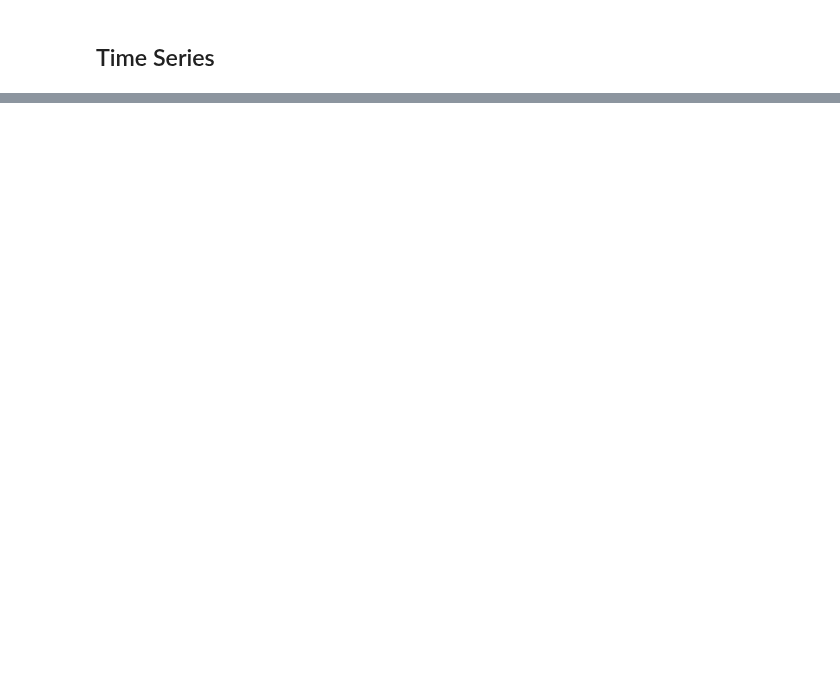
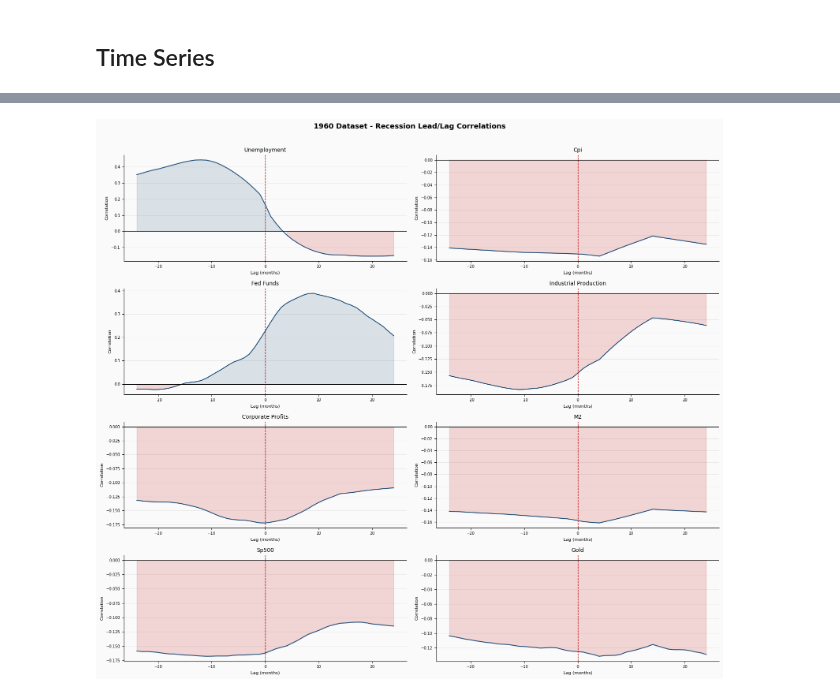
Before and after one commit to DavidHeffernan94/RecessionPredictor, a Jupyter notebook: RecessionPredictor.ipynb, the cells around one changed output, grey strips where cells are left out. Saved outputs shown, nothing was run; the diff lists cells and outputs as text; code cells hidden in the pictures; blank space fills up the shorter version.

Commit message:
Phase/Episode & Lead/Lag Analysis

```diff
--- a/RecessionPredictor.ipynb
+++ b/RecessionPredictor.ipynb
@@ -646,0 +821,14 @@ plt.show()
+# %%
+# Phase Summary - 1987 Dataset
+
+features_1987_phase = [c for c in df_1987.columns if c != "recession"]
+
+phase_summary_1987 = (
+    df_1987_phased[df_1987_phased["phase"] != "other"]
+    .groupby("phase")[features_1987_phase]
+    .mean()
+    .loc[["before", "during", "after"]]
+    .round(2)
+)
+
+display(phase_summary_1987)
@@ -646,0 +929,5 @@ plt.show()
+# %%
+print("1987 Dataset - Per Episode Phase Breakdown")
+for feat in features_1987_phase:
+    print(f"\n{feat}")
+    display(episode_phase_table(df_1987, episodes_1987, feat))
@@ -646,0 +1034,40 @@ plt.show()
+# %%
+# Lead/Lag Plot - 1960 Dataset
+
+n = len(features_1960_ll)
+ncols = 2
+nrows = (n + 1) // ncols
+
+fig, axes = plt.subplots(nrows, ncols, figsize=(16, 3.5 * nrows))
+axes = axes.flatten()
+fig.patch.set_facecolor("#fafafa")
+
+for i, feat in enumerate(features_1960_ll):
+    ax = axes[i]
+    ax.set_facecolor("#fafafa")
+    ax.plot(ll_1960.index, ll_1960[feat], color="#1f4e79", linewidth=1.5)
+    ax.axhline(0, color="black", linewidth=0.8, linestyle="-")
+    ax.axvline(0, color="#c00000", linewidth=1.0, linestyle="--", label="Recession start")
+    ax.fill_between(ll_1960.index, ll_1960[feat], 0,
+                    where=(ll_1960[feat] > 0), alpha=0.15, color="#1f4e79")
+    ax.fill_between(ll_1960.index, ll_1960[feat], 0,
+                    where=(ll_1960[feat] < 0), alpha=0.15, color="#c00000")
+    ax.set_title(feat.replace("_", " ").title(), fontsize=10)
+    ax.set_xlabel("Lag (months)", fontsize=8)
+    ax.set_ylabel("Correlation", fontsize=8)
+    ax.tick_params(labelsize=7)
+    ax.yaxis.grid(True, color="#e8e8e8", linewidth=0.8)
+    ax.set_axisbelow(True)
+    for spine in ["top", "right"]:
+        ax.spines[spine].set_visible(False)
+
+# hide unused subplots
+for j in range(i + 1, len(axes)):
+    axes[j].set_visible(False)
+
+fig.suptitle("1960 Dataset - Recession Lead/Lag Correlations", fontsize=13,
+             fontweight="bold", y=1.01)
+plt.tight_layout()
+plt.show()
+# %% [output]
+[figure, added]
```
Also changed, not shown: parts of 27 cells of this notebook.
